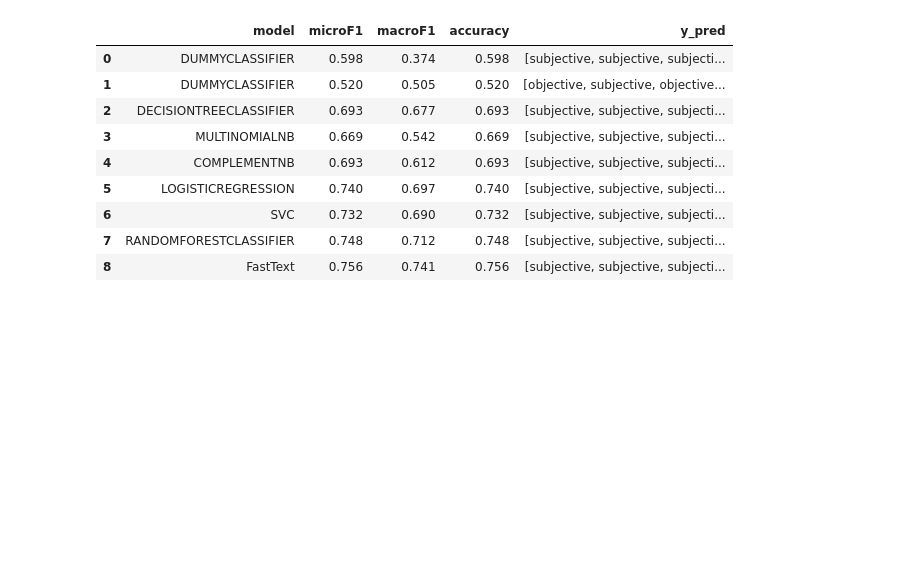
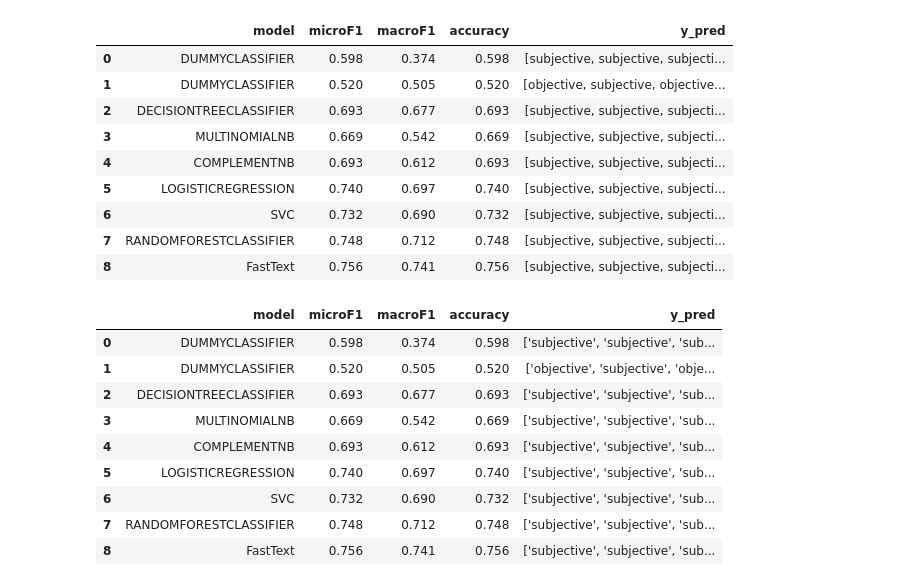
Before and after one commit to TajaKuzman/Objectivity_Prediction_Web_App, a Jupyter notebook: 2-Sci-Kit-Experiments.ipynb, the cells around one changed output. Cells and saved outputs as stored; diff of their text form; code cells hidden in the pictures; blank space fills up the shorter version.

```diff
--- a/2-Sci-Kit-Experiments.ipynb
+++ b/2-Sci-Kit-Experiments.ipynb
@@ -280,3 +280,17 @@ extended_results
 # %%
 # Save the results file
 extended_results.to_csv("ML_experiments_results.csv", index=False)
+# %%
+extended_results = pd.read_csv("ML_experiments_results.csv")
+extended_results
+# %% [output]
+|  | model | microF1 | macroF1 | accuracy | y_pred |
+| 0 | DUMMYCLASSIFIER | 0.598 | 0.374 | 0.598 | ['subjective', 'subjective', 'sub... |
+| 1 | DUMMYCLASSIFIER | 0.520 | 0.505 | 0.520 | ['objective', 'subjective', 'obje... |
+| 2 | DECISIONTREECLASSIFIER | 0.693 | 0.677 | 0.693 | ['subjective', 'subjective', 'sub... |
+| 3 | MULTINOMIALNB | 0.669 | 0.542 | 0.669 | ['subjective', 'subjective', 'sub... |
+| 4 | COMPLEMENTNB | 0.693 | 0.612 | 0.693 | ['subjective', 'subjective', 'sub... |
+| 5 | LOGISTICREGRESSION | 0.740 | 0.697 | 0.740 | ['subjective', 'subjective', 'sub... |
+| 6 | SVC | 0.732 | 0.690 | 0.732 | ['subjective', 'subjective', 'sub... |
+| 7 | RANDOMFORESTCLASSIFIER | 0.748 | 0.712 | 0.748 | ['subjective', 'subjective', 'sub... |
+| 8 | FastText | 0.756 | 0.741 | 0.756 | ['subjective', 'subjective', 'sub... |
```
Also changed, not shown: parts of 3 cells of this notebook.
